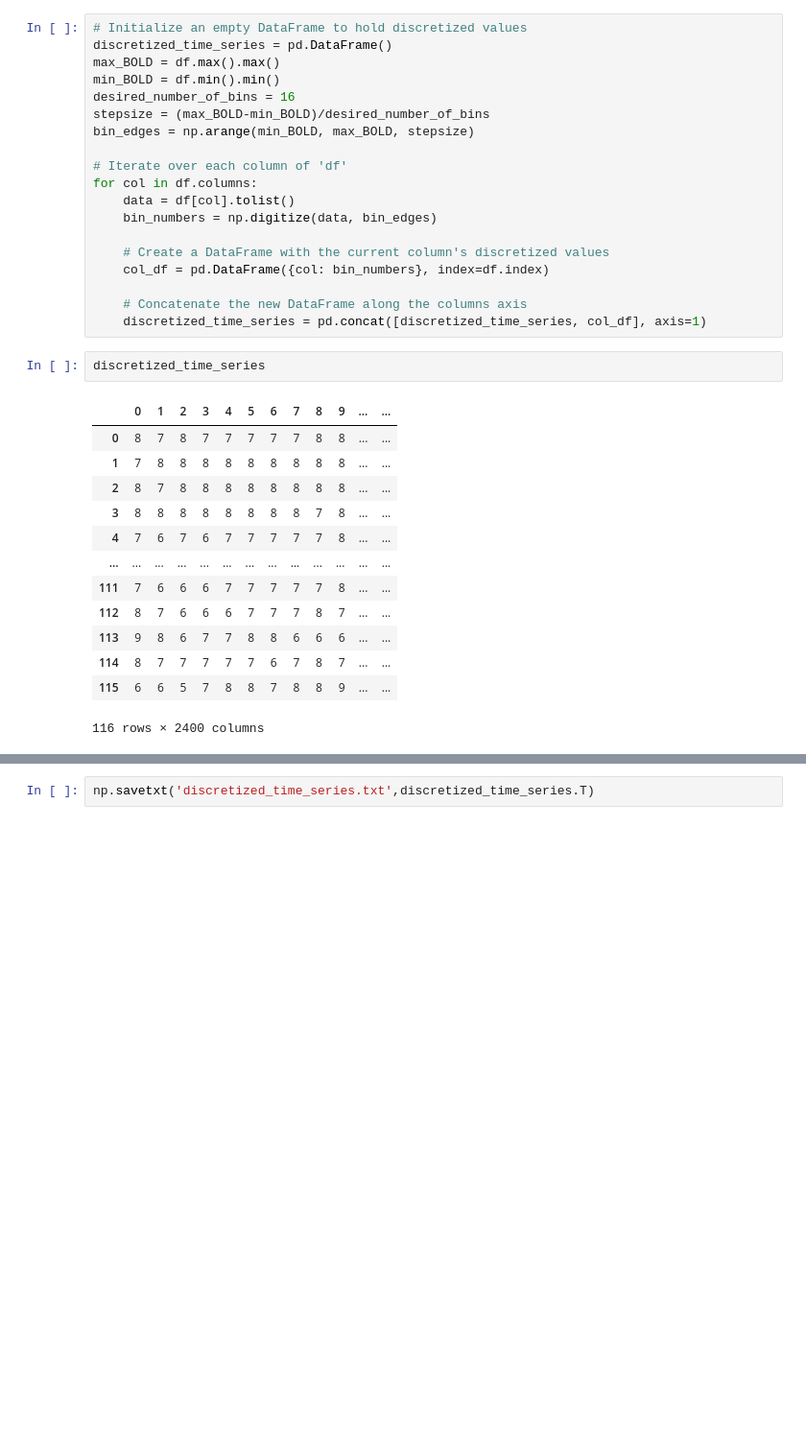
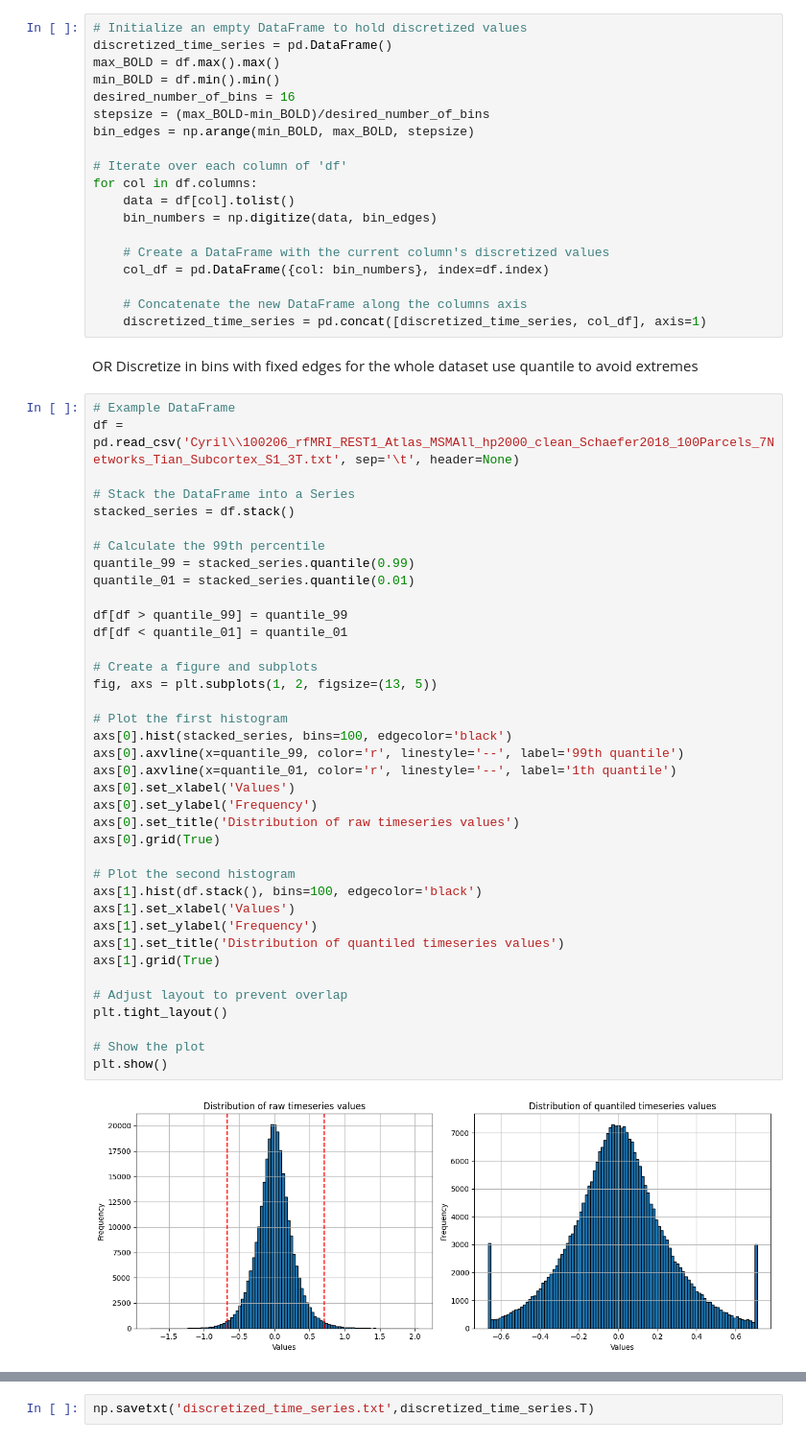
Before and after one commit to cyrilrommens/Free_energy_of_simplicial_complexes, a Jupyter notebook: Week_18.ipynb, the cells around one changed output, grey strips where cells are left out. Shown at 96% size. Drawn from its saved outputs; the diff is of its cells as text; blank space fills up the shorter version.

```diff
--- a/Week_18.ipynb
+++ b/Week_18.ipynb
@@ -240,19 +265,45 @@ for col in df.columns:
 
     # Concatenate the new DataFrame along the columns axis
     discretized_time_series = pd.concat([discretized_time_series, col_df], axis=1)
-# %%
-discretized_time_series
-# %% [output]
-|  | 0 | 1 | 2 | 3 | 4 | 5 | 6 | 7 | 8 | 9 | ... | ... |
-| 0 | 8 | 7 | 8 | 7 | 7 | 7 | 7 | 7 | 8 | 8 | ... | ... |
-| 1 | 7 | 8 | 8 | 8 | 8 | 8 | 8 | 8 | 8 | 8 | ... | ... |
-| 2 | 8 | 7 | 8 | 8 | 8 | 8 | 8 | 8 | 8 | 8 | ... | ... |
-| 3 | 8 | 8 | 8 | 8 | 8 | 8 | 8 | 8 | 7 | 8 | ... | ... |
-| 4 | 7 | 6 | 7 | 6 | 7 | 7 | 7 | 7 | 7 | 8 | ... | ... |
-| ... | ... | ... | ... | ... | ... | ... | ... | ... | ... | ... | ... | ... |
-| 111 | 7 | 6 | 6 | 6 | 7 | 7 | 7 | 7 | 7 | 8 | ... | ... |
-| 112 | 8 | 7 | 6 | 6 | 6 | 7 | 7 | 7 | 8 | 7 | ... | ... |
-| 113 | 9 | 8 | 6 | 7 | 7 | 8 | 8 | 6 | 6 | 6 | ... | ... |
-| 114 | 8 | 7 | 7 | 7 | 7 | 7 | 6 | 7 | 8 | 7 | ... | ... |
-| 115 | 6 | 6 | 5 | 7 | 8 | 8 | 7 | 8 | 8 | 9 | ... | ... |
-116 rows × 2400 columns
+# %% [markdown]
+OR Discretize in bins with fixed edges for the whole dataset use quantile to avoid extremes
+# %%
+# Example DataFrame
+df = pd.read_csv('Cyril\\100206_rfMRI_REST1_Atlas_MSMAll_hp2000_clean_Schaefer2018_100Parcels_7Networks_Tian_Subcortex_S1_3T.txt', sep='\t', header=None)
+
+# Stack the DataFrame into a Series
+stacked_series = df.stack()
+
+# Calculate the 99th percentile
+quantile_99 = stacked_series.quantile(0.99)
+quantile_01 = stacked_series.quantile(0.01)
+
+df[df > quantile_99] = quantile_99
+df[df < quantile_01] = quantile_01
+
+# Create a figure and subplots
+fig, axs = plt.subplots(1, 2, figsize=(13, 5))
+
+# Plot the first histogram
+axs[0].hist(stacked_series, bins=100, edgecolor='black')
+axs[0].axvline(x=quantile_99, color='r', linestyle='--', label='99th quantile')
+axs[0].axvline(x=quantile_01, color='r', linestyle='--', label='1th quantile')
+axs[0].set_xlabel('Values')
+axs[0].set_ylabel('Frequency')
+axs[0].set_title('Distribution of raw timeseries values')
+axs[0].grid(True)
+
+# Plot the second histogram
+axs[1].hist(df.stack(), bins=100, edgecolor='black')
+axs[1].set_xlabel('Values')
+axs[1].set_ylabel('Frequency')
+axs[1].set_title('Distribution of quantiled timeseries values')
+axs[1].grid(True)
+
+# Adjust layout to prevent overlap
+plt.tight_layout()
+
+# Show the plot
+plt.show()
+# %% [output]
+[figure, added]
```
Also changed, not shown: parts of 8 cells of this notebook, 2 other files.
